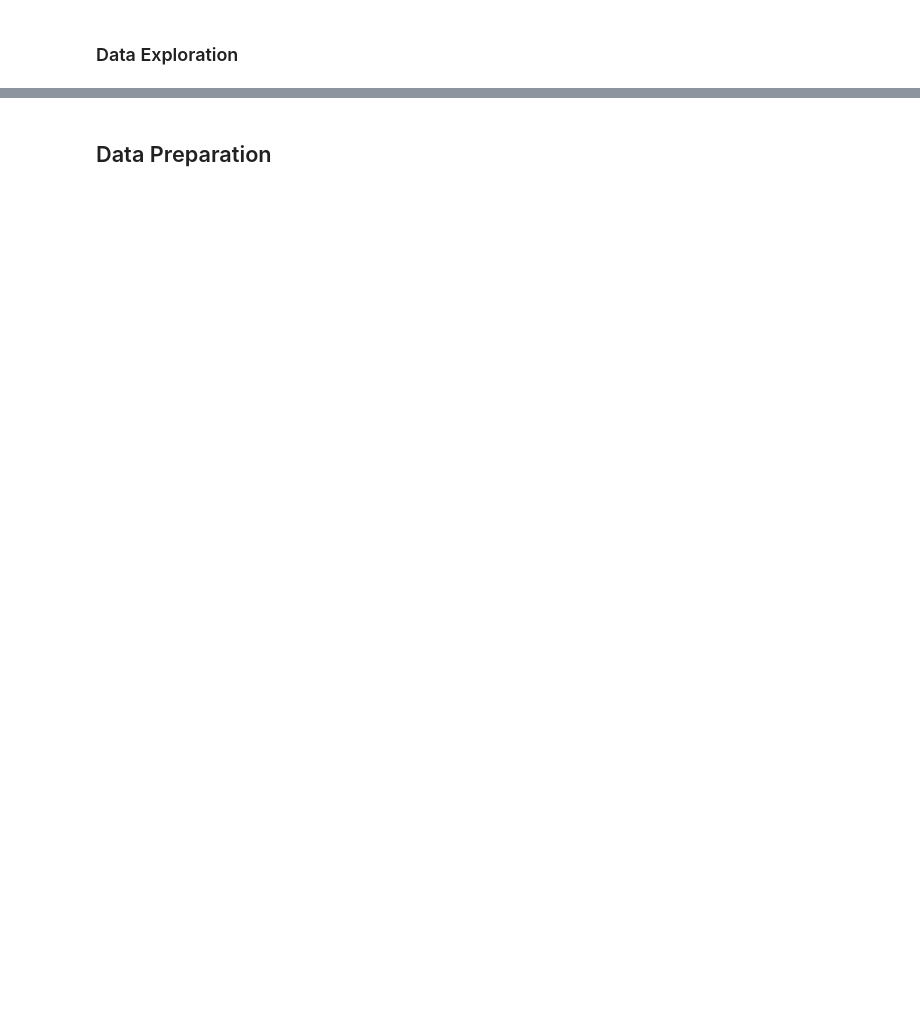
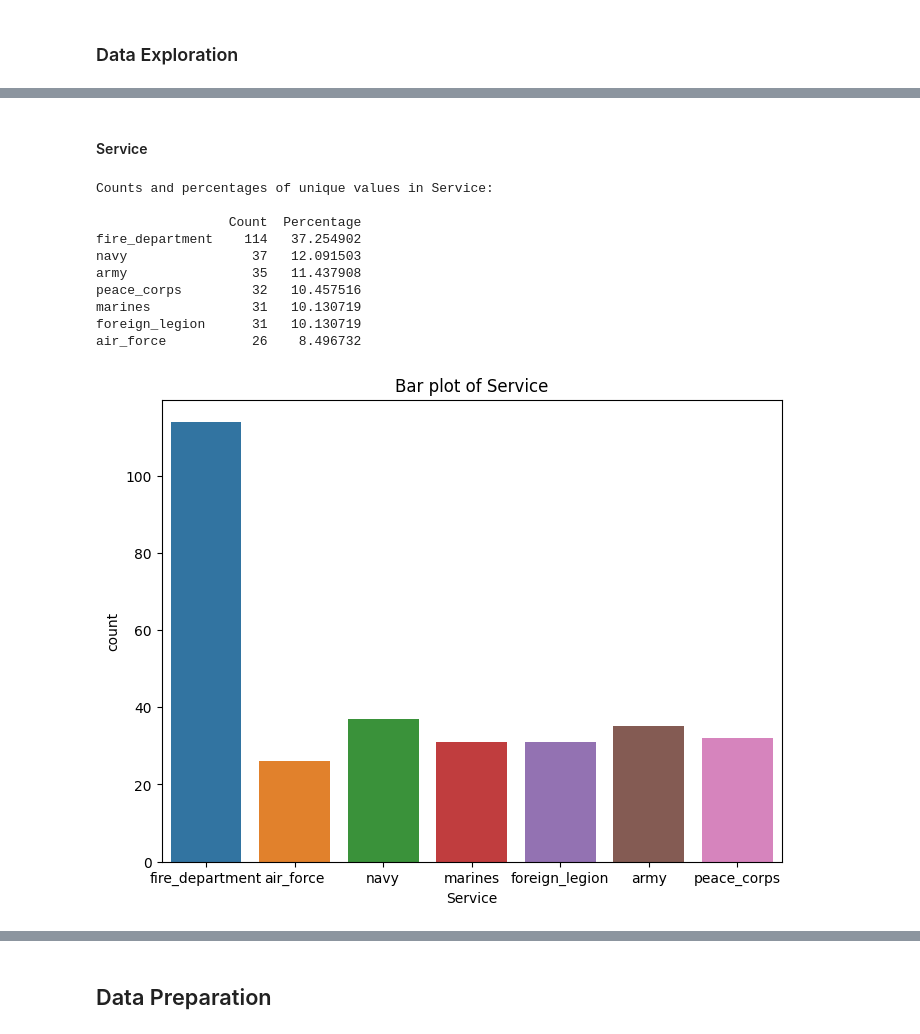
Before and after one commit to MSWinds/dm-group1-project, a Jupyter notebook: Final_Project.ipynb, the cells around one changed output, grey strips where cells are left out. Saved outputs shown, nothing was run; the diff lists cells and outputs as text; code cells hidden in the pictures; blank space fills up the shorter version.

```diff
--- a/Final_Project.ipynb
+++ b/Final_Project.ipynb
@@ -361,0 +389,9 @@ df15['HS_English'] = df15['HS_English'].astype(float)
+# %%
+# create a list for all dataframes
+dfs = [df1, df2, df3, df4, df5, df6, df7, df8, df9, df10, df11, df12, df13, df14, df15]
+
+# check metadata for all dataframes, print the name of the dataframe first
+for i, df in enumerate(dfs):
+    print(f"df{i+1}")
+    display(metadata(df))
+    print('\n')
@@ -363,0 +515,18 @@ df15['HS_English'] = df15['HS_English'].astype(float)
+# %% [markdown]
+#### Service
+# %%
+# explore the Service column in df2
+data_exploration(df2, 'Service')
+# fire_department is the majority class
+# %% [output]
+Counts and percentages of unique values in Service:
+
+                 Count  Percentage
+fire_department    114   37.254902
+navy                37   12.091503
+army                35   11.437908
+peace_corps         32   10.457516
+marines             31   10.130719
+foreign_legion      31   10.130719
+air_force           26    8.496732
+[figure, added]
```
Also changed, not shown: parts of 98 cells of this notebook, 1 other file.
